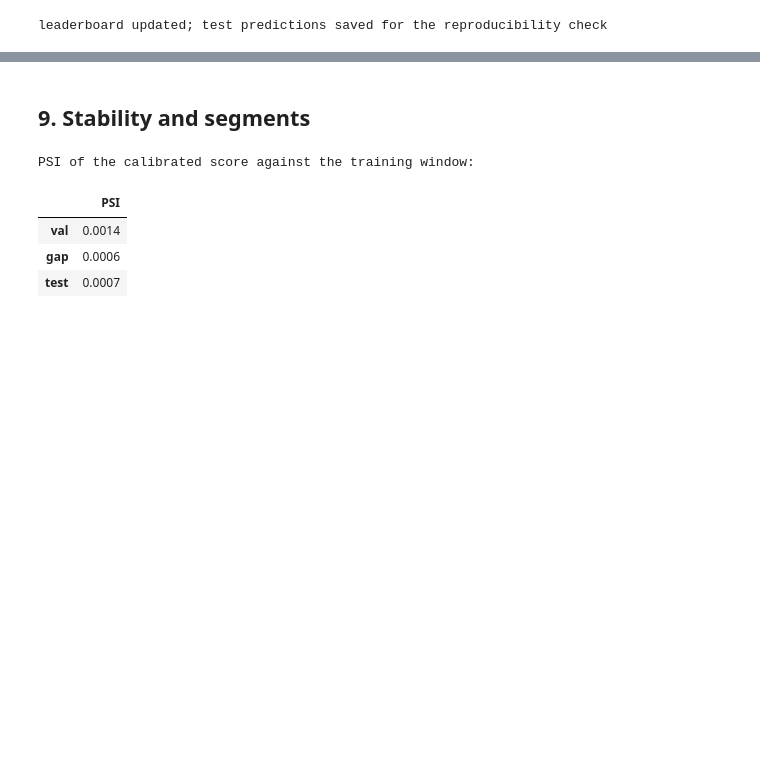
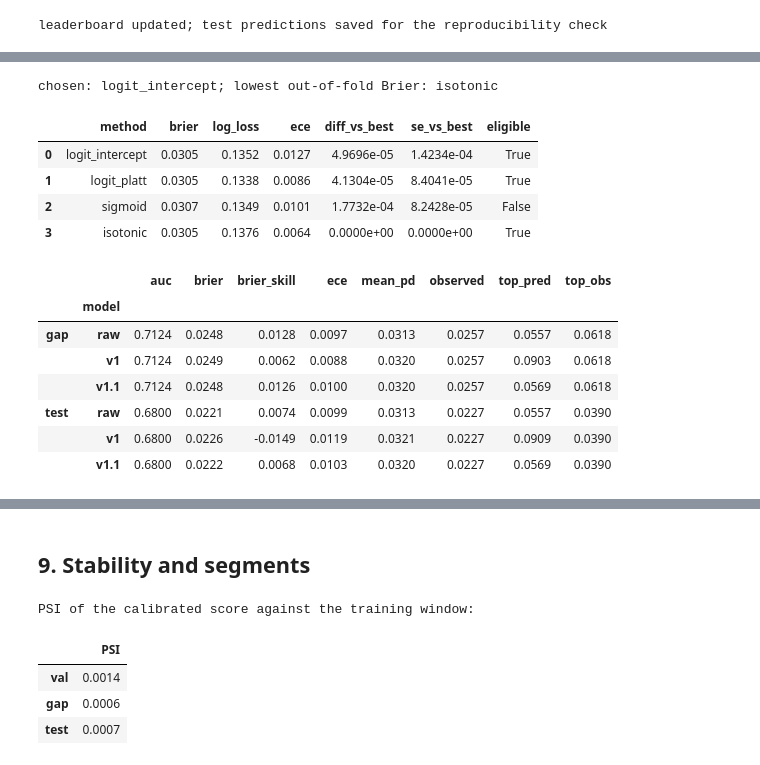
Before and after one commit to alessiot/credit-risk-modeling, a Jupyter notebook: notebooks/modeling.ipynb, the cells around one changed output, grey strips where cells are left out. Cells and saved outputs as stored; diff of their text form; code cells hidden in the pictures; blank space fills up the shorter version.

```diff
--- a/notebooks/modeling.ipynb
+++ b/notebooks/modeling.ipynb
@@ -858,0 +775,33 @@ edges, which is one reason the trees do better.
+# %%
+tuning_rows = []
+for run_id, what in [
+    ("R02-logreg", "binned logistic, tuned"),
+    ("R03-lgbm", "LightGBM, first search (unconverged)"),
+    ("R05-lgbm-no-apr", "LightGBM no APR, R03 parameters (selected)"),
+    ("R08-lgbm-sensitivity", "LightGBM, fine search (post-test)"),
+    ("R09-lgbm-no-apr-sensitivity", "LightGBM no APR, fine search (post-test)"),
+    ("R11-lgbm-no-apr-untuned", "LightGBM no APR, library defaults (post-test)"),
+    ("R12-scorecard-no-apr", "supervised-bin scorecard no APR (post-test)"),
+]:
+    row = board.set_index("run_id").loc[run_id]
+    tuning_rows.append(
+        {
+            "run": run_id,
+            "configuration": what,
+            "CV AUC": row["cv_mean"],
+            "cv_se": row["cv_se"],
+            "validation AUC": row["val_score"],
+            "trials": row["trials"],
+            "stop": row["stop_reason"],
+        }
+    )
+r12 = json.loads((ROOT / "runs" / "R12-scorecard-no-apr" / "result.json").read_text())
+print("R12 best grid point:", r12["params"])
+rec_full = json.loads((ROOT / "runs" / "R08-lgbm-sensitivity" / "result.json").read_text())
+rec_noapr = json.loads((ROOT / "runs" / "R09-lgbm-no-apr-sensitivity" / "result.json").read_text())
+d = np.array(rec_full["fold_scores"]) - np.array(rec_noapr["fold_scores"])
+print(
+    f"R08 minus R09 per fold: {np.round(d, 4).tolist()}, "
+    f"mean {d.mean():.4f}, se {d.std(ddof=1) / 2:.4f}"
+)
+pd.DataFrame(tuning_rows)
@@ -1221,0 +1284,23 @@ leaderboard updated; test predictions saved for the reproducibility check
+# %%
+r10 = json.loads((ROOT / "runs" / "R10-calibration-v1.1" / "result.json").read_text())
+print(f"chosen: {r10['chosen']}; lowest out-of-fold Brier: {r10['best']}")
+display(pd.DataFrame(r10["selection_table"]))
+r10_summary = pd.concat(
+    {w: pd.DataFrame(r10["summary"][w]).set_index("model") for w in ("gap", "test")}
+)
+r10_summary[["auc", "brier", "brier_skill", "ece", "mean_pd", "observed", "top_pred", "top_obs"]]
+# %% [output]
+chosen: logit_intercept; lowest out-of-fold Brier: isotonic
+|  | method | brier | log_loss | ece | diff_vs_best | se_vs_best | eligible |
+| 0 | logit_intercept | 0.0305 | 0.1352 | 0.0127 | 4.9696e-05 | 1.4234e-04 | True |
+| 1 | logit_platt | 0.0305 | 0.1338 | 0.0086 | 4.1304e-05 | 8.4041e-05 | True |
+| 2 | sigmoid | 0.0307 | 0.1349 | 0.0101 | 1.7732e-04 | 8.2428e-05 | False |
+| 3 | isotonic | 0.0305 | 0.1376 | 0.0064 | 0.0000e+00 | 0.0000e+00 | True |
+|  |  | auc | brier | brier_skill | ece | mean_pd | observed | top_pred | top_obs |
+|  | model |  |  |  |  |  |  |  |  |
+| gap | raw | 0.7124 | 0.0248 | 0.0128 | 0.0097 | 0.0313 | 0.0257 | 0.0557 | 0.0618 |
+|  | v1 | 0.7124 | 0.0249 | 0.0062 | 0.0088 | 0.0320 | 0.0257 | 0.0903 | 0.0618 |
+|  | v1.1 | 0.7124 | 0.0248 | 0.0126 | 0.0100 | 0.0320 | 0.0257 | 0.0569 | 0.0618 |
+| test | raw | 0.6800 | 0.0221 | 0.0074 | 0.0099 | 0.0313 | 0.0227 | 0.0557 | 0.0390 |
+|  | v1 | 0.6800 | 0.0226 | -0.0149 | 0.0119 | 0.0321 | 0.0227 | 0.0909 | 0.0390 |
+|  | v1.1 | 0.6800 | 0.0222 | 0.0068 | 0.0103 | 0.0320 | 0.0227 | 0.0569 | 0.0390 |
```
Also changed, not shown: parts of 38 cells of this notebook, 16 other files.
